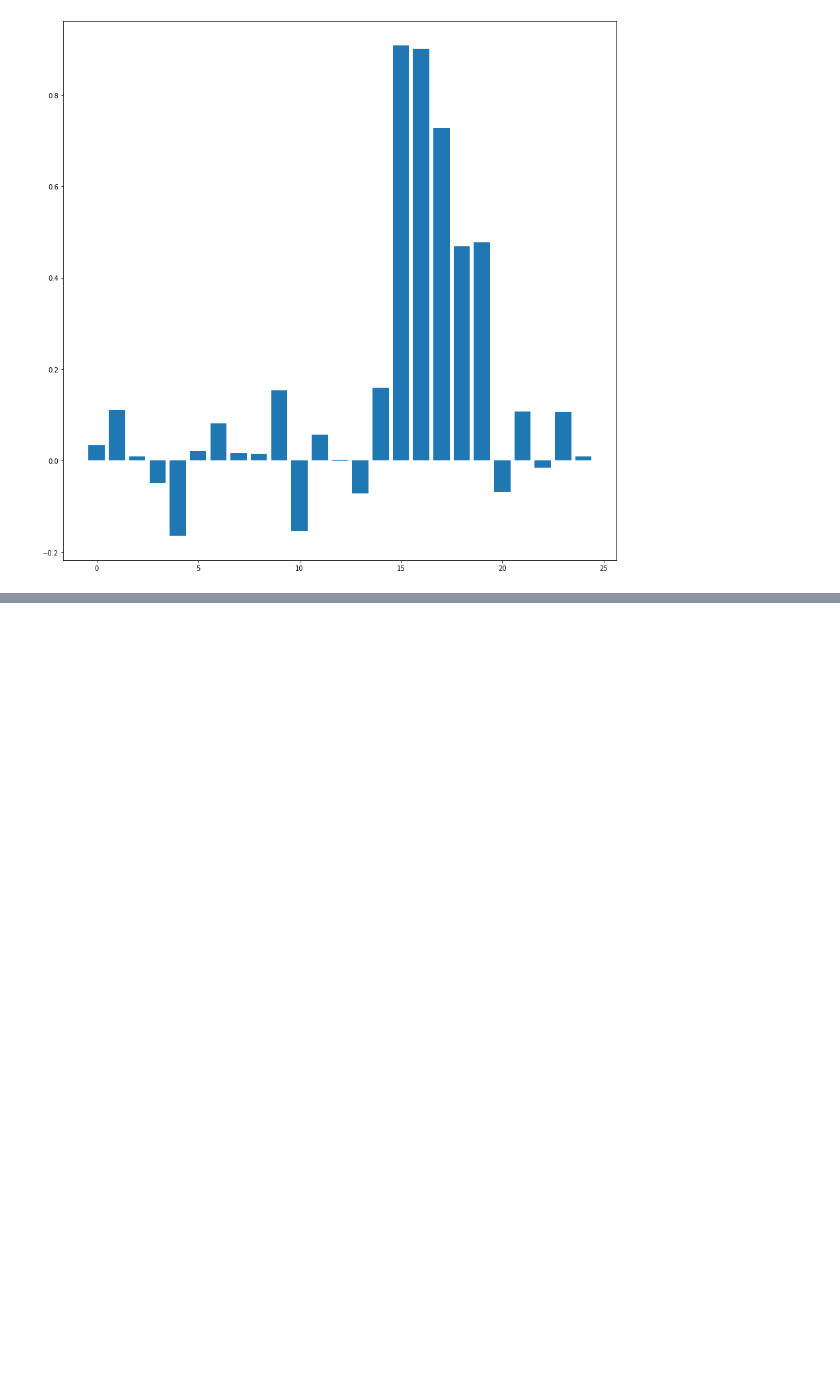
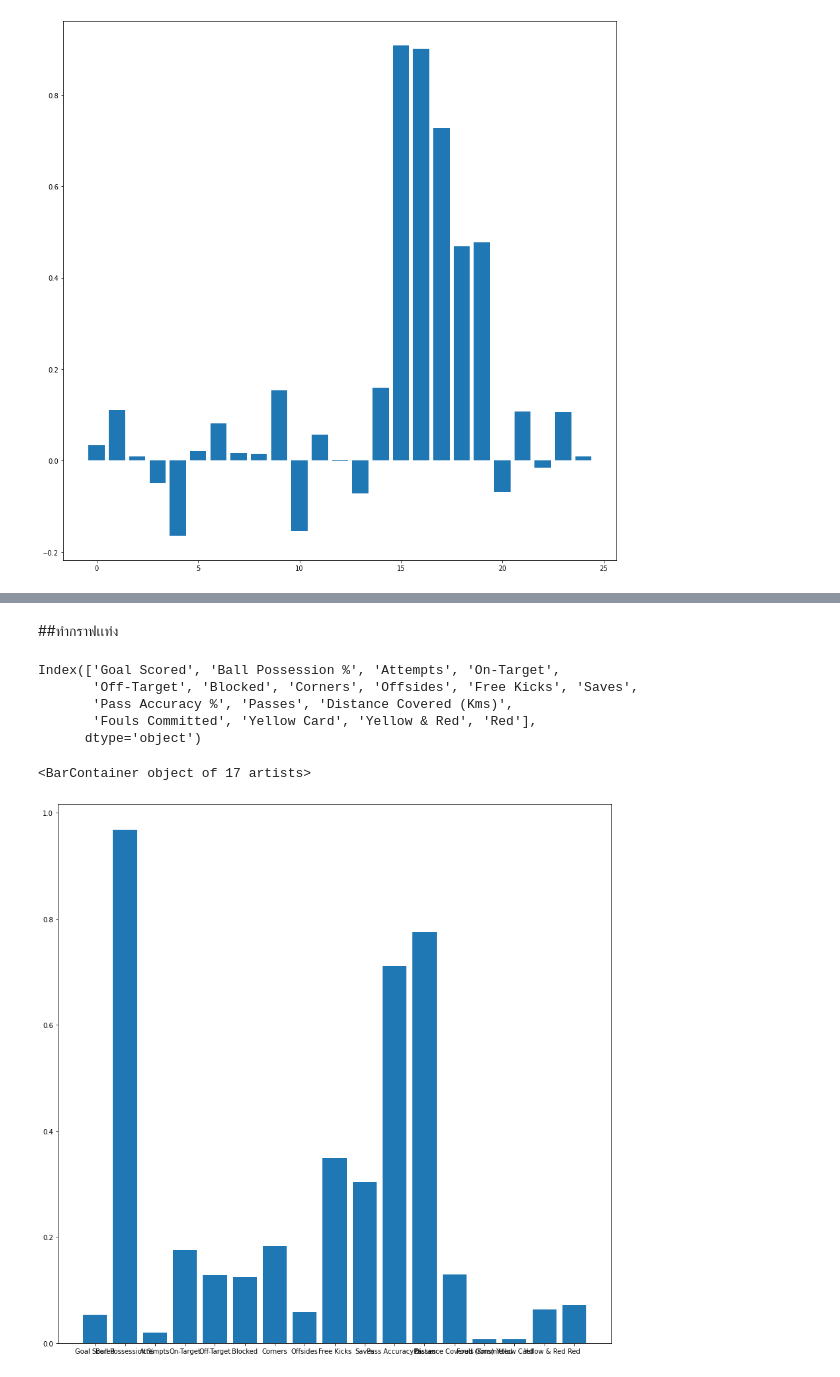
Before and after one commit to Chanunchida-May/multivariate, a Jupyter notebook: Chapter_5_Factor_Analysis.ipynb, the cells around one changed output, grey strips where cells are left out. Drawn from its saved outputs; the diff is of its cells as text; code cells hidden in the pictures; blank space fills up the shorter version.

```diff
--- a/Chapter_5_Factor_Analysis.ipynb
+++ b/Chapter_5_Factor_Analysis.ipynb
@@ -213,0 +395,15 @@ mefactor Analysis ข้อมูล fifa2018
+# %% [markdown]
+##ทำกราฟเเท่ง
+# %%
+FIFA_drop.columns
+# %% [output]
+Index(['Goal Scored', 'Ball Possession %', 'Attempts', 'On-Target',
+       'Off-Target', 'Blocked', 'Corners', 'Offsides', 'Free Kicks', 'Saves',
+       'Pass Accuracy %', 'Passes', 'Distance Covered (Kms)',
+       'Fouls Committed', 'Yellow Card', 'Yellow & Red', 'Red'],
+      dtype='object')
+# %%
+plt.bar(range(17),np.absolute(new_fa.loadings_[:,0]),tick_label=FIFA_drop.columns)
+# %% [output]
+<BarContainer object of 17 artists>
+[figure, added]
```
Also changed, not shown: parts of 45 cells of this notebook.
